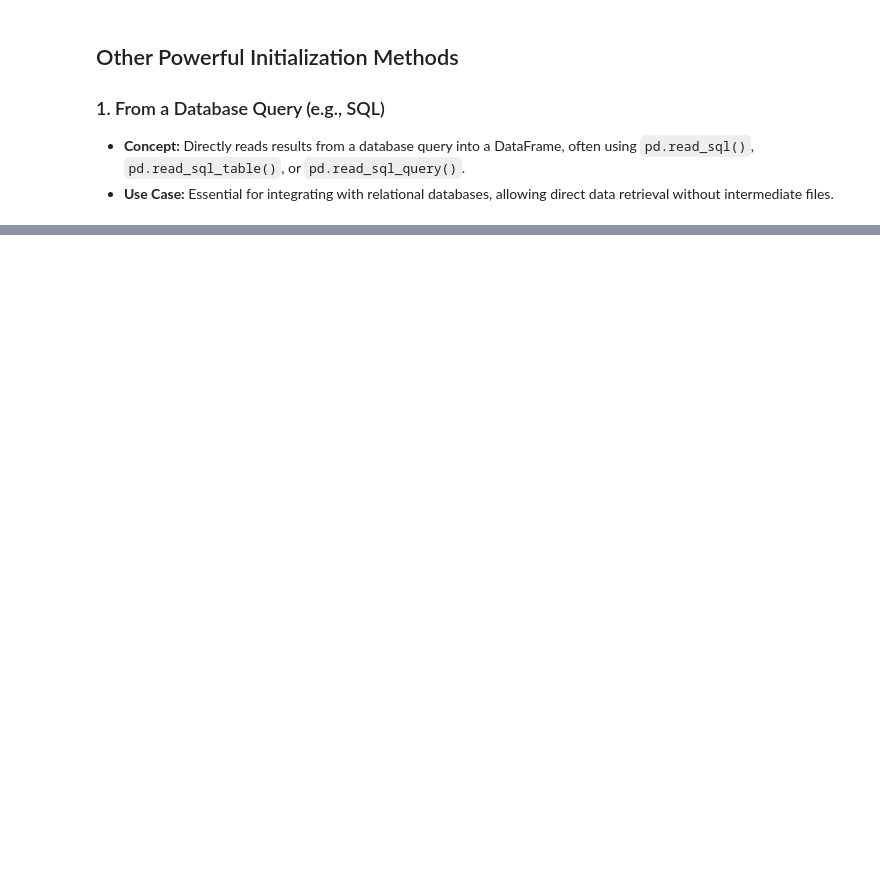
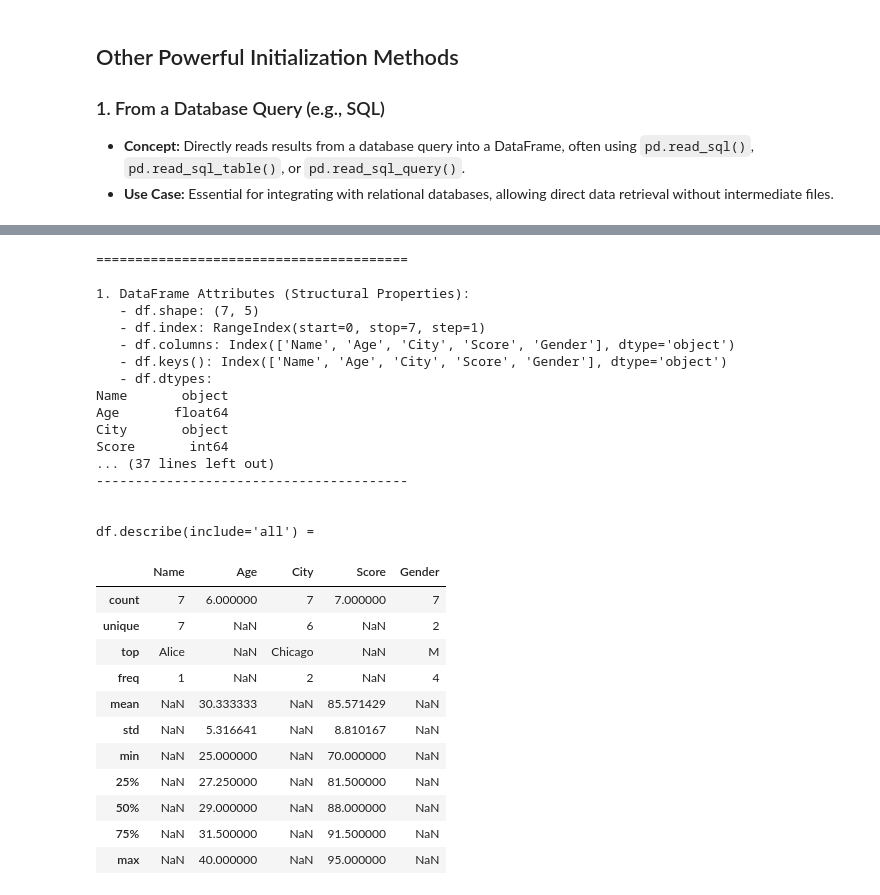
Before and after one commit to venkatbabukr/AllProjects, a Jupyter notebook: Scaler/Modules/Pandas_Buzz_Terms,_Nuances.ipynb, the cells around one changed output, grey strips where cells are left out. Saved outputs shown, nothing was run; the diff lists cells and outputs as text; code cells hidden in the pictures; blank space fills up the shorter version.

Commit message:
Pandas Buzz terms and nuances: Added notes upto versatile [] operator...

```diff
--- a/Scaler/Modules/Pandas_Buzz_Terms,_Nuances.ipynb
+++ b/Scaler/Modules/Pandas_Buzz_Terms,_Nuances.ipynb
@@ -202,0 +294,51 @@ Index: []
+# %%
+import pandas as pd
+import numpy as np
+
+# Create a sample DataFrame for demonstration
+data = {
+    'Name': ['Alice', 'Bob', 'Charlie', 'David', 'Eve', 'Frank', 'Grace'],
+    'Age': [25, 30, np.nan, 28, 32, 40, 27],
+    'City': ['New York', 'Los Angeles', 'Chicago', 'Houston', 'Miami', 'Chicago', 'Boston'],
+    'Score': [85, 92, 78, 95, 88, 70, 91],
+    'Gender': ['F', 'M', 'M', 'M', 'F', 'M', 'F']
+}
+df = pd.DataFrame(data)
+
+print("df [Sample DataFrame] =")
+display(df)
+print("\n" + "="*40 + "\n")
+
+print(f"""1. DataFrame Attributes (Structural Properties):
+   - df.shape: {df.shape}
+   - df.index: {df.index}
+   - df.columns: {df.columns}
+   - df.keys(): {df.keys()}
+   - df.dtypes:
+{df.dtypes}
+
+{"="*40}
+
+""")
+
+print(f"""2. DataFrame Peeking:
+df.head(n=3):
+{df.head(3)}
+
+df.tail(n=2):
+{df.tail(2)}
+
+{"="*40}
+
+""")
+
+print(f"""3. DataFrame statistics:
+df.info(verbose=True) =
+""")
+df.info(verbose=True)
+
+print("\n" + "-"*40 + "\n")
+
+print("\ndf.describe(include='all') = ")
+display(df.describe(include='all'))
+# %% [output]
@@ -202,0 +354,29 @@ Index: []
+========================================
+
+1. DataFrame Attributes (Structural Properties):
+   - df.shape: (7, 5)
+   - df.index: RangeIndex(start=0, stop=7, step=1)
+   - df.columns: Index(['Name', 'Age', 'City', 'Score', 'Gender'], dtype='object')
+   - df.keys(): Index(['Name', 'Age', 'City', 'Score', 'Gender'], dtype='object')
+   - df.dtypes:
+Name       object
+Age       float64
+City       object
+Score       int64
+... (37 lines left out)
+----------------------------------------
+
+
+df.describe(include='all') =
+|  | Name | Age | City | Score | Gender |
+| count | 7 | 6.000000 | 7 | 7.000000 | 7 |
+| unique | 7 | NaN | 6 | NaN | 2 |
+| top | Alice | NaN | Chicago | NaN | M |
+| freq | 1 | NaN | 2 | NaN | 4 |
+| mean | NaN | 30.333333 | NaN | 85.571429 | NaN |
+| std | NaN | 5.316641 | NaN | 8.810167 | NaN |
+| min | NaN | 25.000000 | NaN | 70.000000 | NaN |
+| 25% | NaN | 27.250000 | NaN | 81.500000 | NaN |
+| 50% | NaN | 29.000000 | NaN | 88.000000 | NaN |
+| 75% | NaN | 31.500000 | NaN | 91.500000 | NaN |
+| max | NaN | 40.000000 | NaN | 95.000000 | NaN |
```
Also changed, not shown: parts of 12 cells of this notebook.
